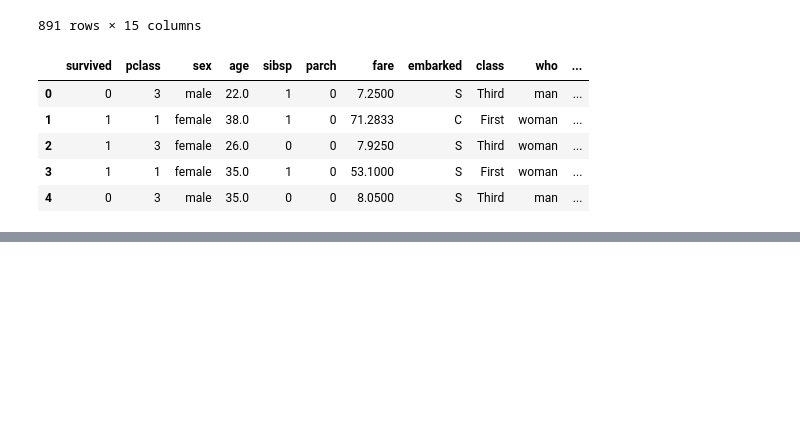
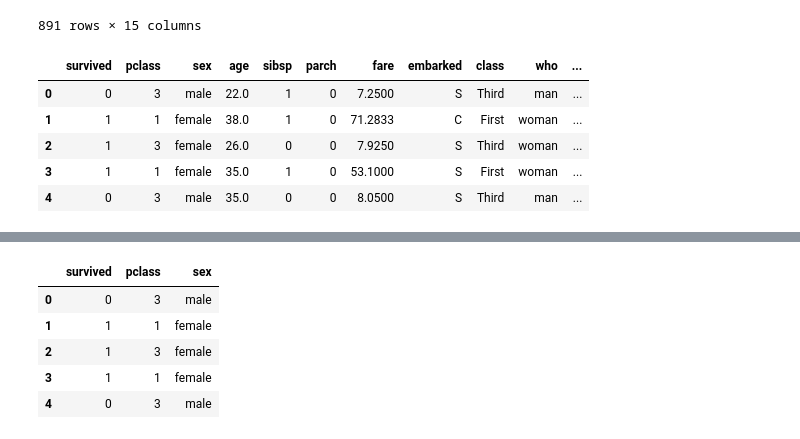
Before and after one commit to Md-Maruf-1727/LearningPractices, a Jupyter notebook: Course Assignments/homework1.ipynb, the cells around one changed output, grey strips where cells are left out. Cells and saved outputs as stored; diff of their text form; code cells hidden in the pictures; blank space fills up the shorter version.

```diff
--- a/Course Assignments/homework1.ipynb
+++ b/Course Assignments/homework1.ipynb
@@ -397,0 +461,10 @@ titanic11.head()
+# %%
+#5.	iloc দিয়ে first 5 rows, first 3 columns select করো।
+titanic1.iloc[:5, :3]
+# %% [output]
+|  | survived | pclass | sex |
+| 0 | 0 | 3 | male |
+| 1 | 1 | 1 | female |
+| 2 | 1 | 3 | female |
+| 3 | 1 | 1 | female |
+| 4 | 0 | 3 | male |
```
Also changed, not shown: parts of 16 cells of this notebook.
